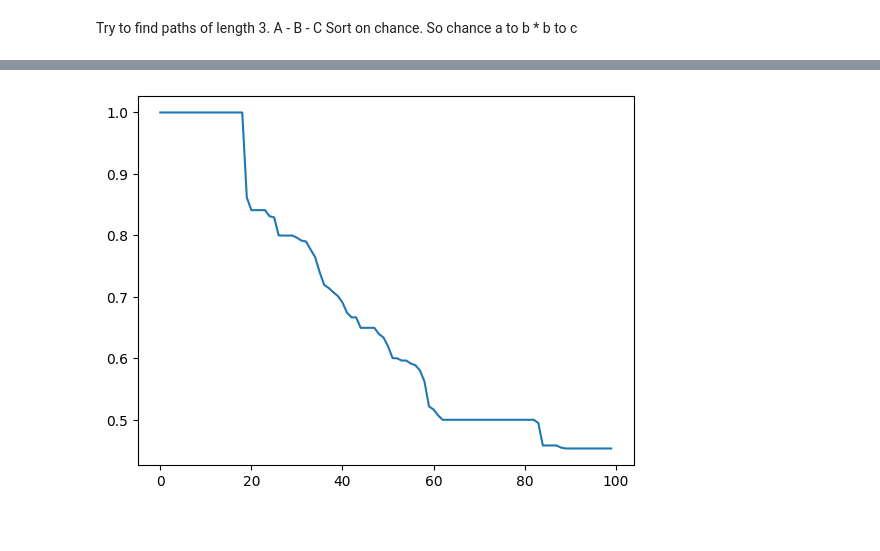
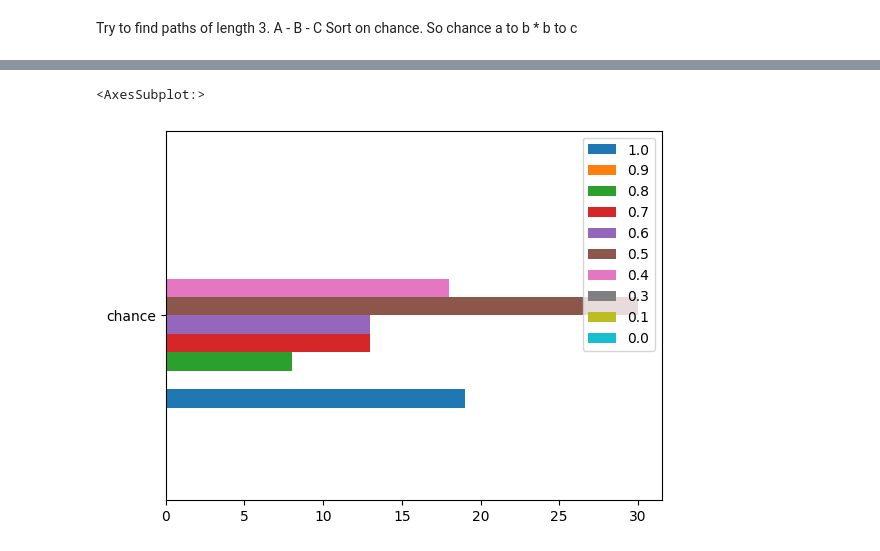
Before and after one commit to kaspergff/Thesis_anomaly_generation, a Jupyter notebook: skipped.ipynb, the cells around one changed output, grey strips where cells are left out. Saved outputs shown, nothing was run; the diff lists cells and outputs as text; code cells hidden in the pictures.

```diff
--- a/skipped.ipynb
+++ b/skipped.ipynb
@@ -164,6 +160,37 @@ df_test.head(25)
-# %%
-import matplotlib.pyplot as plt
-df_test.head(100)["Chance"].plot()
-plt.show()
-# %% [output]
-[figure, removed]
+# %%
+import matplotlib.pyplot as plt
+import math
+
+
+def round_decimals_down(number:float, decimals:int=1):
+    """
+    Returns a value rounded down to a specific number of decimal places.
+    """
+    if not isinstance(decimals, int):
+        raise TypeError("decimal places must be an integer")
+    elif decimals < 0:
+        raise ValueError("decimal places has to be 0 or more")
+    elif decimals == 0:
+        return math.floor(number)
+
+    factor = 10 ** decimals
+    return math.floor(number * factor) / factor
+
+
+data = df_test.head(101)["Chance"]
+ranges = [1,0.9,0.8,0.7,0.6,0.5,0.4,0.3,0.1,0.0]
+# count = [0,0,0,0,0,0,0,0,0,0]
+
+new_df = pd.DataFrame(columns=ranges,index=["chance"])
+new_df.loc['chance'] = pd.Series({1:0,0.9:0,0.8:0,0.7:0,0.6:0,0.5:0,0.4:0,0.3:0,0.1:0,0.0:0})
+
+for d in data:
+  if not new_df[round_decimals_down(d)][0] :
+    new_df[round_decimals_down(d)][0] = 1
+  else:
+    new_df[round_decimals_down(d)][0] += 1
+
+new_df.plot.barh()
+# %% [output]
+<AxesSubplot:>
+[figure, added]
```
Also changed, not shown: parts of 4 cells of this notebook.
